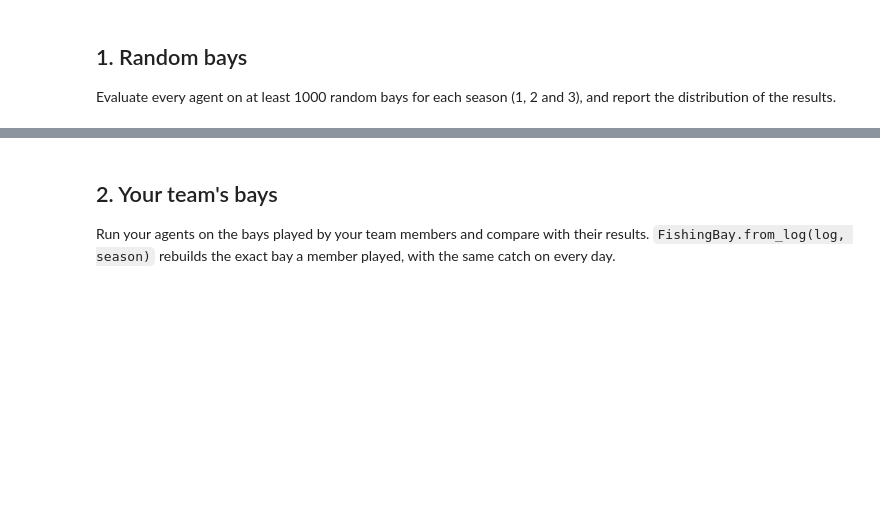
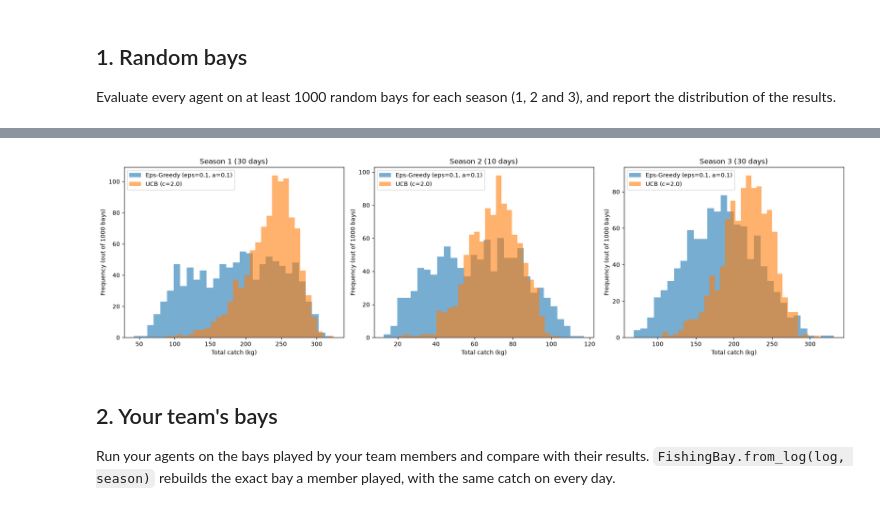
Before and after one commit to Hoomlo/project1_MALIS, a Jupyter notebook: experiment.ipynb, the cells around one changed output, grey strips where cells are left out. Cells and saved outputs as stored; diff of their text form; code cells hidden in the pictures; blank space fills up the shorter version.

```diff
--- a/experiment.ipynb
+++ b/experiment.ipynb
@@ -49,17 +49,20 @@ Spots chosen: [4, 3, 2, 1, 1, 0, 0, 0, 0, 4, 3, 4, 2, 3, 4, 3, 3, 2, 2, 4, 1, 4,
 
 Evaluate every agent on at least 1000 random bays for each season (1, 2 and 3), and report the distribution of the results.
 # %%
-# Your code here
-from agents import HumanRuleAgent
 import matplotlib.pyplot as plt
+from fishing import FishingBay
+from agents import play, EpsilonGreedyAgent, UCBAgent
 
 n_bays = 1000
 seasons = [1, 2, 3]
 
+# Instantiate Epsilon-Greedy and UCB.
 agents_dict = {
-    "Human Rule": HumanRuleAgent()
+    "Eps-Greedy (eps=0.1, a=0.1)": EpsilonGreedyAgent(epsilon=0.1, alpha=0.1), # Using alpha=0.1 allows a good reaction to the non-stationarity of Season 3.
+    "UCB (c=2.0)": UCBAgent(c=2.0)
 }
 
+# Dictionary to store the results
 results = {s: {name: [] for name in agents_dict} for s in seasons}
 
 for s in seasons:
@@ -69,13 +72,18 @@ for s in seasons:
             total = play(agent, bay)
             results[s][name].append(total)
 
+# Display the distributions (histograms)
 fig, axes = plt.subplots(1, 3, figsize=(18, 5))
+
 for i, s in enumerate(seasons):
     for name in agents_dict:
-        axes[i].hist(results[s][name], bins=30, alpha=0.5, label=name)
-    axes[i].set_title(f"Season {s} ({bay.days} days)")
+        axes[i].hist(results[s][name], bins=30, alpha=0.6, label=name)
+
+    days = 10 if s == 2 else 30
+
+    axes[i].set_title(f"Season {s} ({days} days)")
     axes[i].set_xlabel("Total catch (kg)")
-    axes[i].set_ylabel("Frequence")
+    axes[i].set_ylabel("Frequency (out of 1000 bays)")
     axes[i].legend()
 
 plt.tight_layout()
@@ -85,3 +92,4 @@ ImportError: cannot import name '_imaging' from 'PIL' (/usr/lib/python3/dist-pac
+[figure, added]
 # %% [markdown]
 ## 2. Your team's bays
 
```
Also changed, not shown: parts of 1 cell of this notebook.
